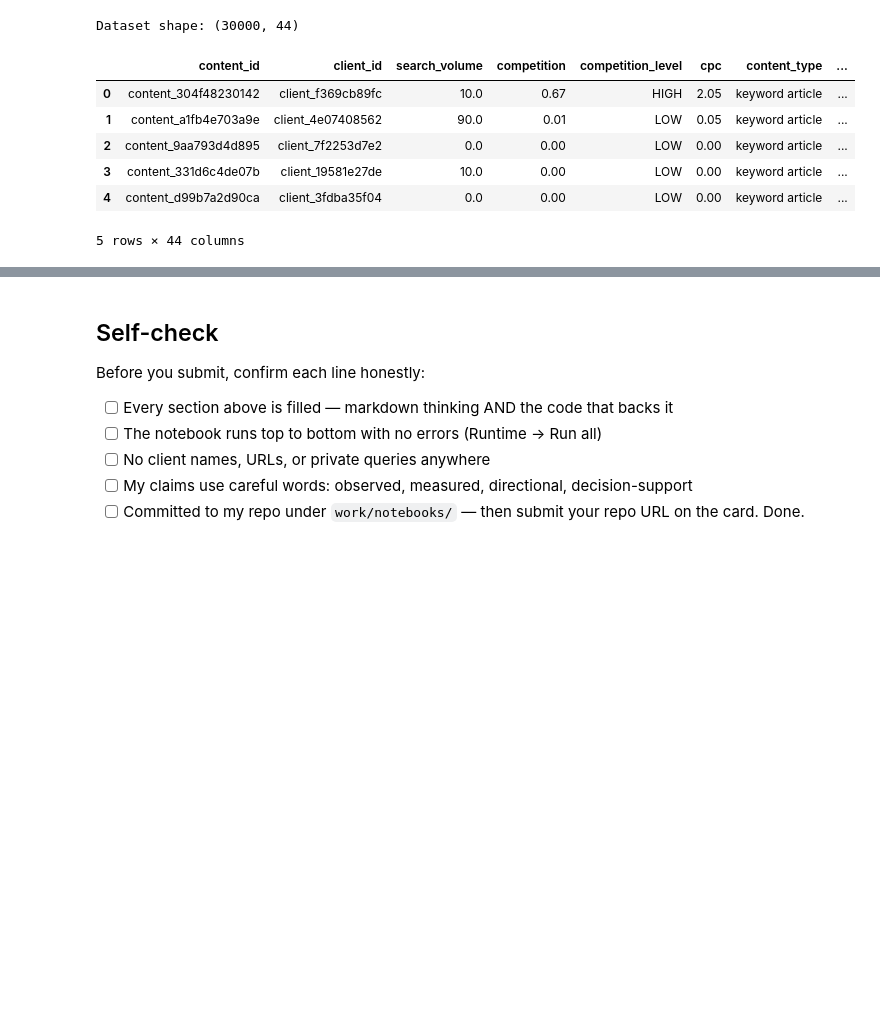
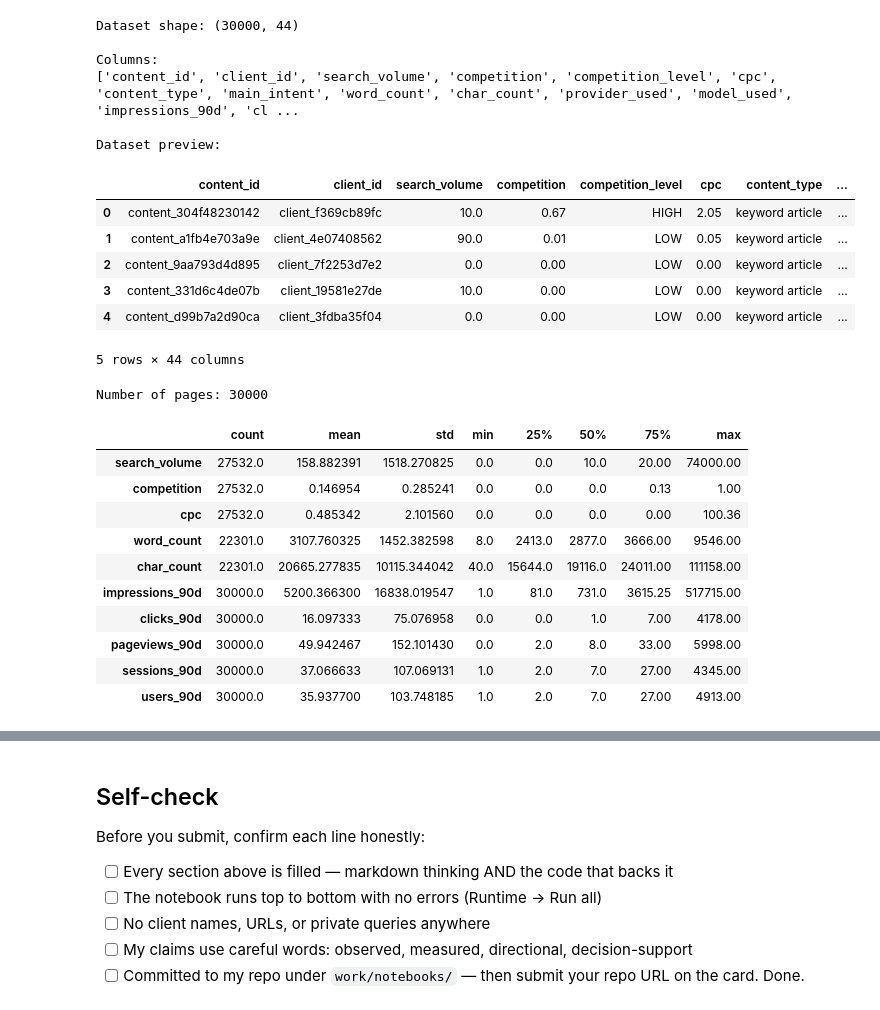
Before and after one commit to kima-rafayelyan/ML, a Jupyter notebook: work/notebooks/w01_research_question.ipynb, the cells around one changed output, grey strips where cells are left out. Saved outputs shown, nothing was run; the diff lists cells and outputs as text; code cells hidden in the pictures; blank space fills up the shorter version.

```diff
--- a/work/notebooks/w01_research_question.ipynb
+++ b/work/notebooks/w01_research_question.ipynb
@@ -57,19 +97,25 @@ The system provides decision support, not guaranteed outcomes.
 # %%
-## Quick look at the data
+import pandas as pd
 
-I used the `content_refresh_anonymized.csv` starter dataset, which contains anonymized content performance data from Google Search Console and GA4 signals.
+# Load dataset
+df = pd.read_csv("content_refresh_anonymized.csv")
 
-Initial exploration shows:
+# Dataset size
+print("Dataset shape:", df.shape)
 
-- 30,000 content pages are included in the dataset.
-- The average number of impressions per page is 5,200.
-- The average CTR across pages is 0.51%.
+print("\nColumns:")
+print(df.columns.tolist())
 
-These measurements show that the dataset contains visibility and engagement signals that can help identify pages with potential refresh or improvement opportunities.
-
-The goal is not to determine which pages will definitely improve, but to rank pages that deserve further review based on observed performance patterns.
+# Basic statistics
+print("\nDataset preview:")
+display(df.head())
 # %% [output]
 Dataset shape: (30000, 44)
+
+Columns:
+['content_id', 'client_id', 'search_volume', 'competition', 'competition_level', 'cpc', 'content_type', 'main_intent', 'word_count', 'char_count', 'provider_used', 'model_used', 'impressions_90d', 'cl ...
+
+Dataset preview:
 |  | content_id | client_id | search_volume | competition | competition_level | cpc | content_type | ... |
 | 0 | content_304f48230142 | client_f369cb89fc | 10.0 | 0.67 | HIGH | 2.05 | keyword article | ... |
 | 1 | content_a1fb4e703a9e | client_4e07408562 | 90.0 | 0.01 | LOW | 0.05 | keyword article | ... |
@@ -77,6 +123,25 @@ Dataset shape: (30000, 44)
 | 3 | content_331d6c4de07b | client_19581e27de | 10.0 | 0.00 | LOW | 0.00 | keyword article | ... |
 | 4 | content_d99b7a2d90ca | client_3fdba35f04 | 0.0 | 0.00 | LOW | 0.00 | keyword article | ... |
 5 rows × 44 columns
+# %%
+print("Number of pages:", len(df))
+
+numeric_summary = df.select_dtypes(include="number").describe().T
+
+display(numeric_summary.head(10))
+# %% [output]
+Number of pages: 30000
+|  | count | mean | std | min | 25% | 50% | 75% | max |
+| search_volume | 27532.0 | 158.882391 | 1518.270825 | 0.0 | 0.0 | 10.0 | 20.00 | 74000.00 |
+| competition | 27532.0 | 0.146954 | 0.285241 | 0.0 | 0.0 | 0.0 | 0.13 | 1.00 |
+| cpc | 27532.0 | 0.485342 | 2.101560 | 0.0 | 0.0 | 0.0 | 0.00 | 100.36 |
+| word_count | 22301.0 | 3107.760325 | 1452.382598 | 8.0 | 2413.0 | 2877.0 | 3666.00 | 9546.00 |
+| char_count | 22301.0 | 20665.277835 | 10115.344042 | 40.0 | 15644.0 | 19116.0 | 24011.00 | 111158.00 |
+| impressions_90d | 30000.0 | 5200.366300 | 16838.019547 | 1.0 | 81.0 | 731.0 | 3615.25 | 517715.00 |
+| clicks_90d | 30000.0 | 16.097333 | 75.076958 | 0.0 | 0.0 | 1.0 | 7.00 | 4178.00 |
+| pageviews_90d | 30000.0 | 49.942467 | 152.101430 | 0.0 | 2.0 | 8.0 | 33.00 | 5998.00 |
+| sessions_90d | 30000.0 | 37.066633 | 107.069131 | 1.0 | 2.0 | 7.0 | 27.00 | 4345.00 |
+| users_90d | 30000.0 | 35.937700 | 103.748185 | 1.0 | 2.0 | 7.0 | 27.00 | 4913.00 |
 # %% [markdown]
 ## 4. Careful words: what I can and can't claim
 
```
Also changed, not shown: parts of 7 cells of this notebook.
